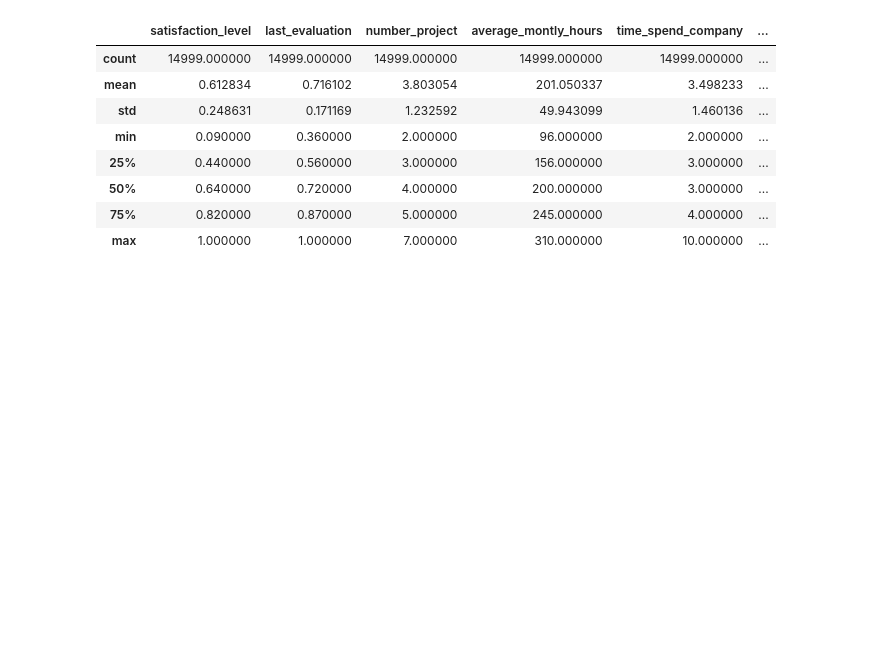
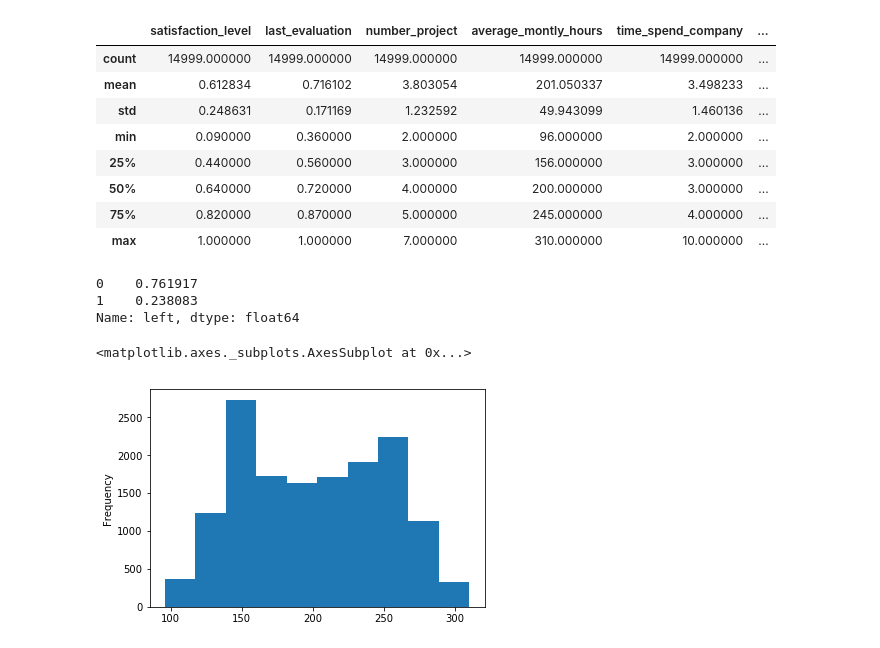
Before and after one commit to jweissenberger/zero_to_deep_learning_udemy, a Jupyter notebook: course/3 Machine Learning.ipynb, the cells around one changed output. Cells and saved outputs as stored; diff of their text form; code cells hidden in the pictures; blank space fills up the shorter version.

```diff
--- a/course/3 Machine Learning.ipynb
+++ b/course/3 Machine Learning.ipynb
@@ -724,3 +743,15 @@ df.describe()
 | 50% | 0.640000 | 0.720000 | 4.000000 | 200.000000 | 3.000000 | ... |
 | 75% | 0.820000 | 0.870000 | 5.000000 | 245.000000 | 4.000000 | ... |
 | max | 1.000000 | 1.000000 | 7.000000 | 310.000000 | 10.000000 | ... |
+# %%
+df.left.value_counts() / len(df)
+# shows that if predicted all 0 the accuracy would be .7619
+# %% [output]
+0    0.761917
+1    0.238083
+Name: left, dtype: float64
+# %%
+df['average_montly_hours'].plot(kind='hist')
+# %% [output]
+<matplotlib.axes._subplots.AxesSubplot at 0x...>
+[figure, added]
```
Also changed, not shown: parts of 44 cells of this notebook.
